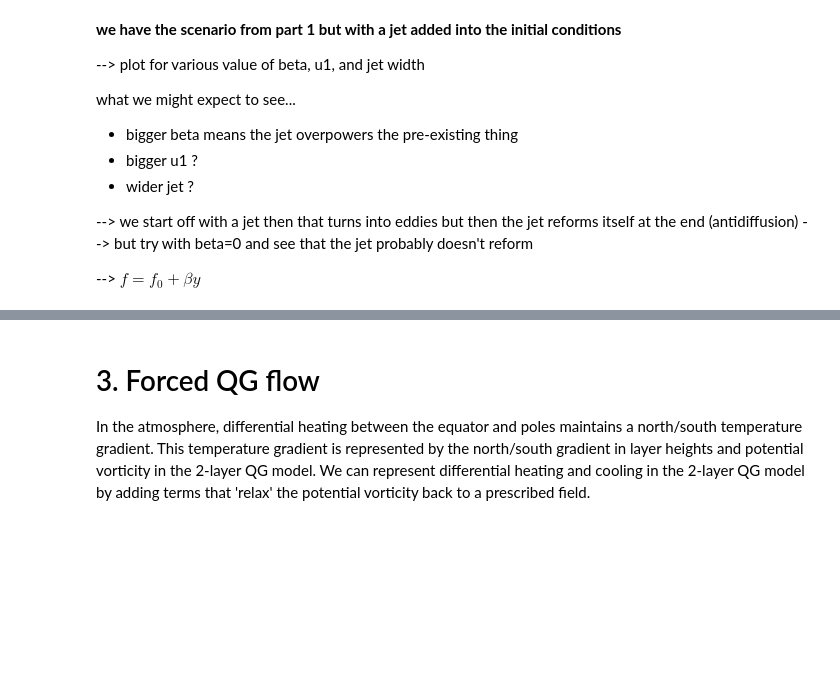
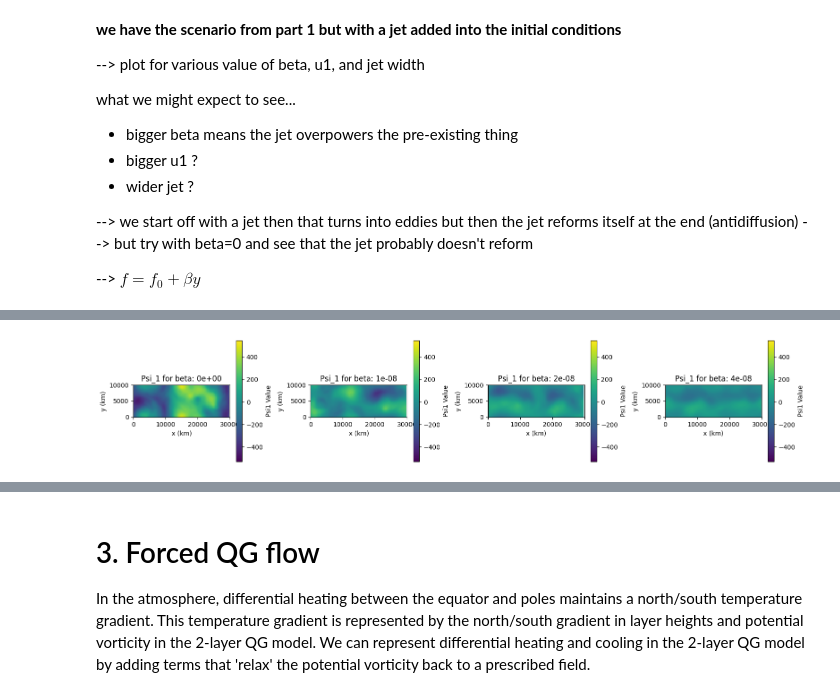
Before and after one commit to isabelgilchristmiller/QCES, a Jupyter notebook: Project4_storms.ipynb, the cells around one changed output, grey strips where cells are left out. Saved outputs shown, nothing was run; the diff lists cells and outputs as text; code cells hidden in the pictures; blank space fills up the shorter version.

```diff
--- a/Project4_storms.ipynb
+++ b/Project4_storms.ipynb
@@ -577,0 +709,8 @@ what we might expect to see...
+# %%
+# Define different H_min values to test
+beta_values = [0, 1e-8, 2e-8, 4e-8]
+all_results_beta = []
+
+for beta_val in beta_values:
+    h_save_data, t_save_data, x_data, y_data = simulation_changing_beta(beta_val)
+    all_results_beta.append((h_save_data, t_save_data, x_data, y_data))
@@ -577,0 +731,88 @@ what we might expect to see...
+# %%
+# Define simulation constants (assuming they are consistent across runs)
+Nx = 96
+Ny = 32
+Lx = 30e3
+Ly = 10e3
+
+from dedalus.extras import plot_tools
+import numpy as np # Ensure numpy is imported for nanmin/nanmax
+
+# Calculate global min and max for consistent color scaling across all plots
+all_h_values_flat = []
+for h_save_data, _, _, _ in all_results_beta: # Corrected unpacking here
+    all_h_values_flat.append(h_save_data)
+
+# Use np.nanmin and np.nanmax to handle potential NaN values in the data
+global_min = np.nanmin([np.nanmin(h) for h in all_h_values_flat])
+global_max = np.nanmax([np.nanmax(h) for h in all_h_values_flat])
+
+# First set of plots (middle time step)
+fig, axes = plt.subplots(1, len(beta_values), figsize=(4 * len(beta_values), 3), squeeze=False)
+axes = axes.flatten()
+
+for i, (beta_val, (h_save_data, t_save_data, x_local, y_local)) in enumerate(zip(beta_values, all_results_beta)):
+    ax = axes[i]
+
+    # Ensure t_save_data is a NumPy array for numerical operations
+    t_save_data_np = np.array(t_save_data)
+
+    index = int(len(t_save_data_np)/2)
+    time_to_plot_seconds = t_save_data_np[index]
+
+    # Plot the height field at the selected time step
+    h_final = h_save_data[index, :, :]
+
+    # Use x_local and y_local from the unpacked tuple
+    (X, Y) = plot_tools.quad_mesh(np.squeeze(x_local), np.squeeze(y_local))
+
+    # Plot h_final using pcolormesh with global vmin/vmax
+    im = ax.pcolormesh(X, Y, h_final.T, cmap='viridis', vmin=global_min, vmax=global_max)
+
+    # Specify the axis limits and labels
+    ax.set_aspect('equal') # Maintain aspect ratio
+    ax.set_xlabel('x (km)')
+    ax.set_ylabel('y (km)')
+    ax.set_xlim(0, Lx) # Use the defined Lx
+    ax.set_ylim(0, Ly) # Use the defined Ly
+    fig.colorbar(im, ax=ax, label='Psi1 Value') # Add a colorbar
+    ax.set_title(f'Psi_1 for beta: {beta_val:.0e}') # Update title
+
+plt.tight_layout()
+plt.show()
+
+# Second set of plots (final time step)
+fig, axes = plt.subplots(1, len(beta_values), figsize=(4 * len(beta_values), 3), squeeze=False)
+axes = axes.flatten()
+
+for i, (beta_val, (h_save_data, t_save_data, x_local, y_local)) in enumerate(zip(beta_values, all_results_beta)):
+    ax = axes[i]
+
+    # Ensure t_save_data is a NumPy array for numerical operations
+    t_save_data_np = np.array(t_save_data)
+
+    index = len(t_save_data_np)-1
+    time_to_plot_seconds = t_save_data_np[index]
+
+    # Plot the height field at the selected time step
+    h_final = h_save_data[index, :, :]
+
+    # Use x_local and y_local from the unpacked tuple
+    (X, Y) = plot_tools.quad_mesh(np.squeeze(x_local), np.squeeze(y_local))
+
+    # Plot h_final using pcolormesh with global vmin/vmax
+    im = ax.pcolormesh(X, Y, h_final.T, cmap='viridis', vmin=global_min, vmax=global_max)
+
+    # Specify the axis limits and labels
+    ax.set_aspect('equal') # Maintain aspect ratio
+    ax.set_xlabel('x (km)')
+    ax.set_ylabel('y (km)')
+    ax.set_xlim(0, Lx) # Use the defined Lx
+    ax.set_ylim(0, Ly) # Use the defined Ly
+    fig.colorbar(im, ax=ax, label='Psi1 Value') # Add a colorbar
+    ax.set_title(f'Psi_1 for beta: {beta_val:.0e}') # Update title
+
+plt.tight_layout()
+plt.show()
+# %% [output]
+[figure, added]
```
Also changed, not shown: parts of 21 cells of this notebook.
